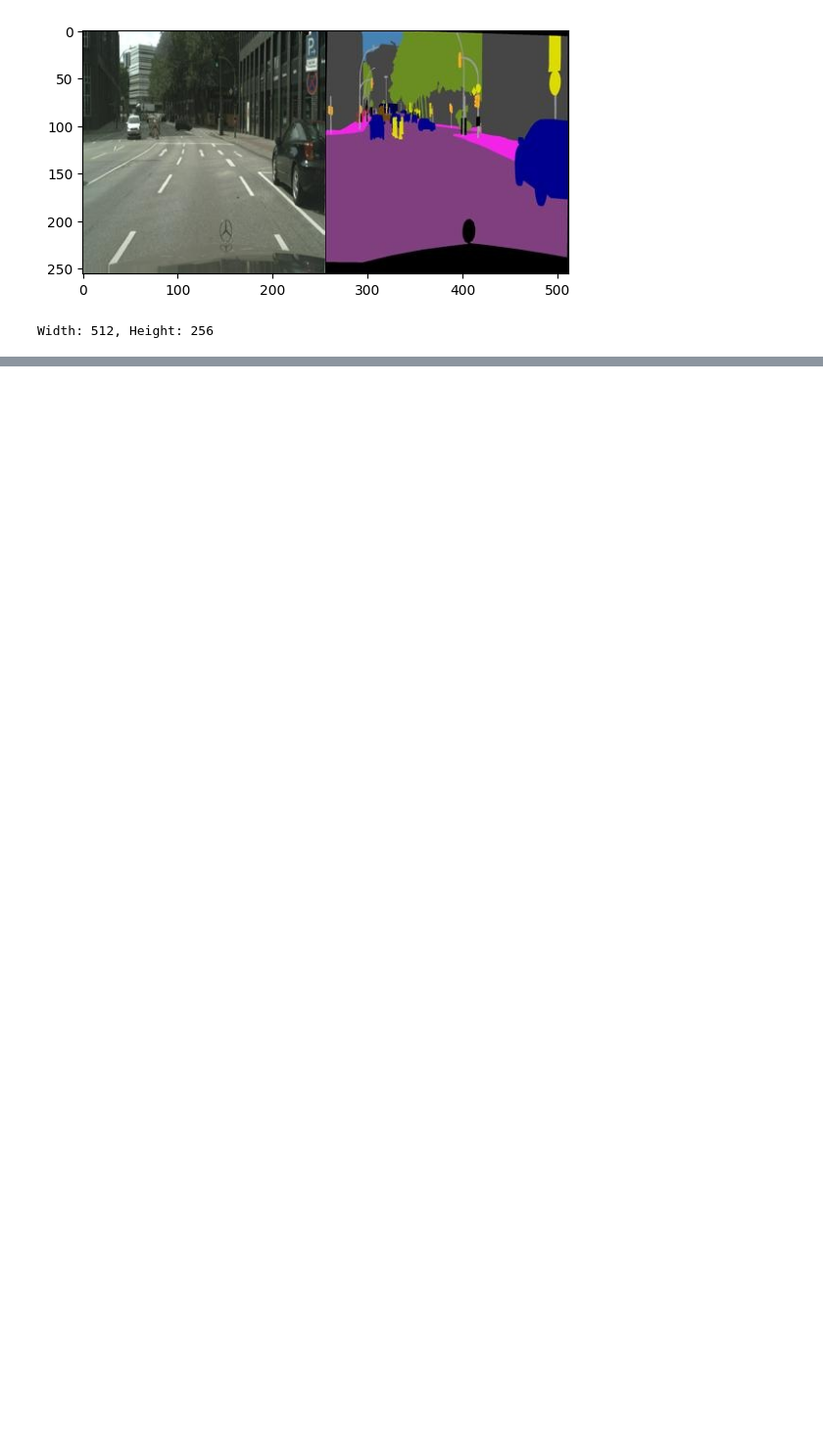
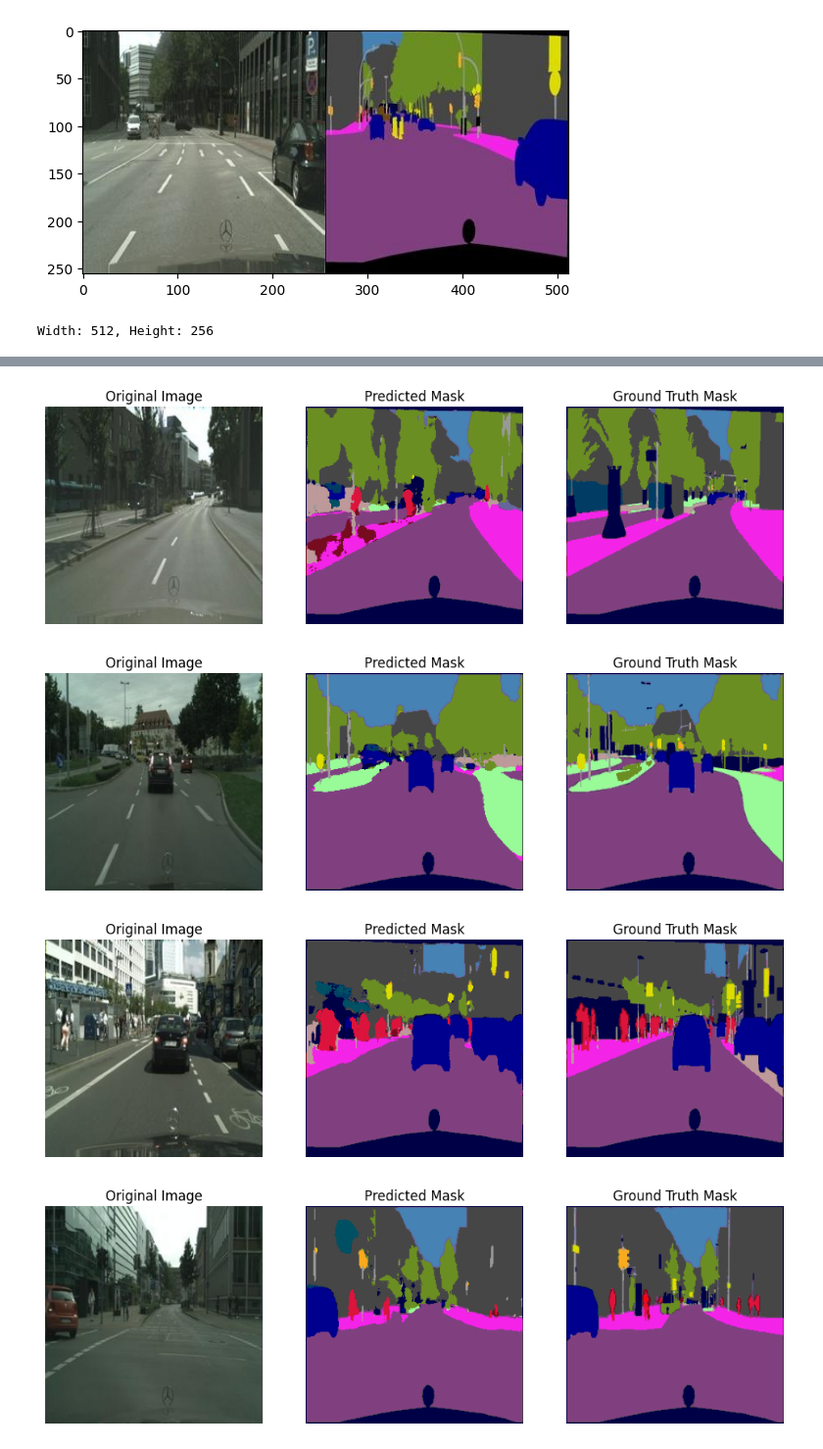
Before and after one commit to SamKernich/Projects, a Jupyter notebook: CNN/UNET.ipynb, the cells around one changed output, grey strips where cells are left out. Shown at 98% size. Saved outputs shown, nothing was run; the diff lists cells and outputs as text; code cells hidden in the pictures; blank space fills up the shorter version.

```diff
--- a/CNN/UNET.ipynb
+++ b/CNN/UNET.ipynb
@@ -230,0 +508,4 @@ remove softmax from network as LFN as it internally.
+# %%
+model = early_stopping.load_best_model(unet)
+
+torch.save(unet.state_dict(), "unet.pth")
@@ -230,0 +536,65 @@ remove softmax from network as LFN as it internally.
+# %%
+def plot_outputs(model, testloader, imgs=4):
+    """
+    Plot a few output images using the predicted outputs
+    from the unet model.
+    """
+
+
+    model.eval()
+
+    with torch.no_grad():
+        for i, (img, mask) in enumerate(testloader):
+            if i >= imgs:
+                break
+
+            img = img.to(device)
+            output = model(img)  # shape: (B, num_classes, H, W)
+
+
+
+            # Move tensors to CPU and prepare for plotting
+            img_np = img[0].cpu().numpy()  # take first image in batch
+            img_np = np.transpose(img_np, (1, 2, 0))  # (H,W,C)
+
+            # Denormalize the input images.
+            mean = np.array([0.485, 0.456, 0.406])
+            std = np.array([0.229, 0.224, 0.225])
+
+            img_np = img[0].cpu().numpy()
+            img_np = np.transpose(img_np, (1, 2, 0))
+            img_np = (img_np * std) + mean  # denormalize
+            img_np = np.clip(img_np, 0, 1)  # ensure values are in [0,1]
+
+
+            # Get predicted mask
+            pred = torch.argmax(output[0], dim=0).cpu().numpy()  # (H,W)
+            pred_rgb = label_to_rgb(pred)
+
+            # Ground truth mask
+            mask_np = mask[0].cpu().numpy()  # (H,W)
+            mask_rgb = label_to_rgb(mask_np)
+
+
+            # Plot
+            fig, ax = plt.subplots(1, 3, figsize=(12, 6))
+            ax[0].imshow(img_np)
+            ax[0].set_title("Original Image")
+            ax[0].axis('off')
+
+            ax[1].imshow(pred_rgb)
+            ax[1].set_title("Predicted Mask")
+            ax[1].axis('off')
+
+            ax[2].imshow(mask_rgb)
+            ax[2].set_title("Ground Truth Mask")
+            ax[2].axis('off')
+
+            plt.show()
+
+plot_outputs(unet, test_loader)
+# %% [output]
+[figure, added]
+[figure, added]
+[figure, added]
+[figure, added]
```
Also changed, not shown: parts of 19 cells of this notebook.
